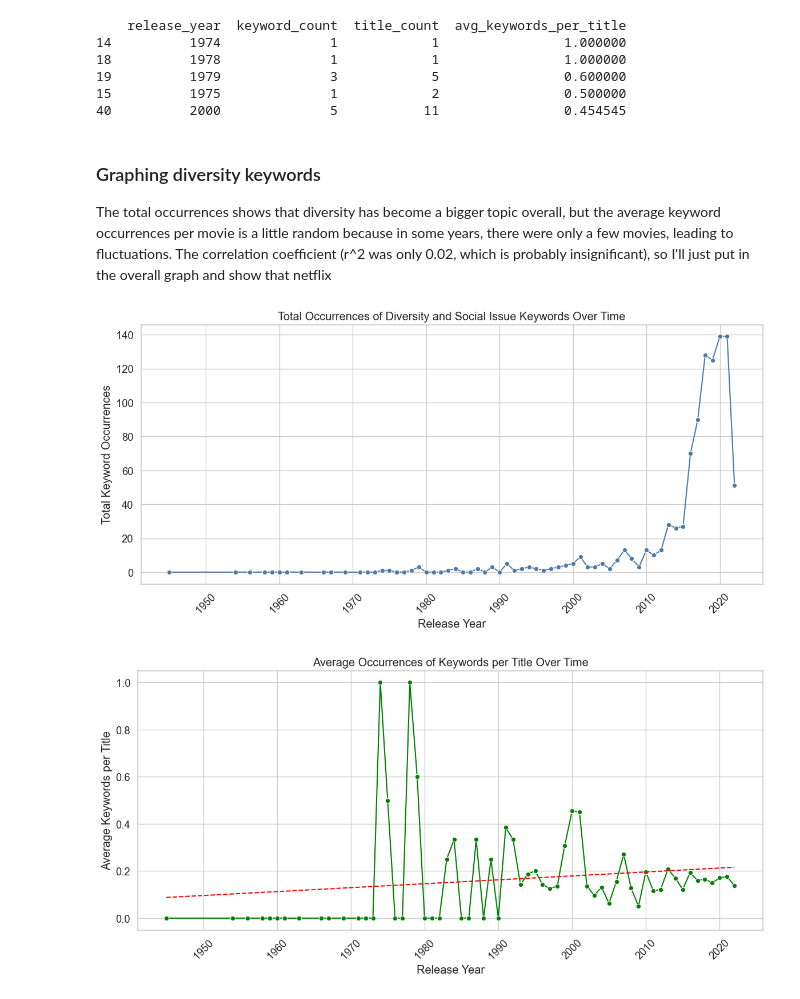
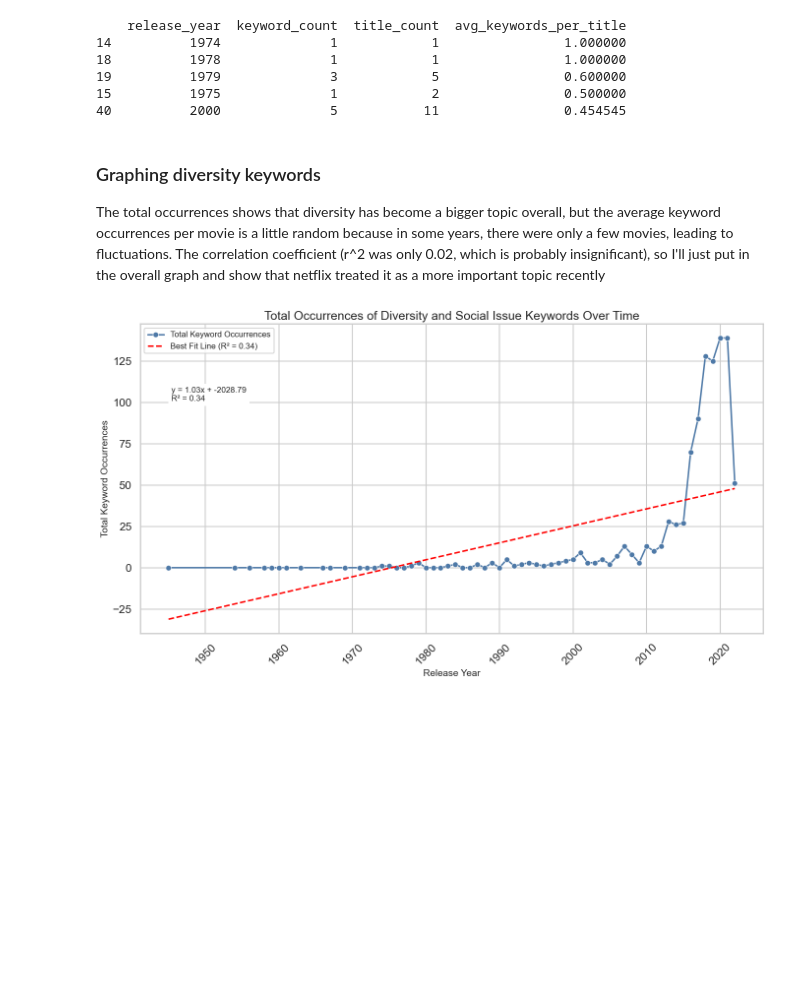
Before and after one commit to cparthiv/RHS-TSA-Data-Science-Qualifier-2024, a Jupyter notebook: main.ipynb, the cells around one changed output. Saved outputs shown, nothing was run; the diff lists cells and outputs as text; code cells hidden in the pictures; blank space fills up the shorter version.

Commit message:
make graphs better

```diff
--- a/main.ipynb
+++ b/main.ipynb
@@ -282,37 +282,32 @@ print(keyword_trends.sort_values(by='avg_keywords_per_title', ascending=False).h
 # %% [markdown]
 ### Graphing diversity keywords
 The total occurrences shows that diversity has become a bigger topic overall, but the average keyword occurrences per movie is a little random because in some years, there were only a few movies, leading to fluctuations.
-The correlation coefficient (r^2 was only 0.02, which is probably insignificant), so I'll just put in the overall graph and show that netflix
+The correlation coefficient (r^2 was only 0.02, which is probably insignificant), so I'll just put in the overall graph and show that netflix treated it as a more important topic recently
-# %%
-from scipy.stats import linregress
-plt.rcParams['text.usetex'] = False
-
-sns.set_style('whitegrid')
-plt.figure(figsize=(12, 6))
-sns.lineplot(data=keyword_trends, x='release_year', y='keyword_count', marker='o')
-plt.title('Total Occurrences of Diversity and Social Issue Keywords Over Time')
-plt.xlabel('Release Year')
-plt.ylabel('Total Keyword Occurrences')
-plt.xticks(rotation=45)
-plt.tight_layout()
-plt.show()
-
-# Plotting average keywords per title
-plt.figure(figsize=(12, 6))
-sns.lineplot(data=keyword_trends, x='release_year', y='avg_keywords_per_title', marker='o', color='green')
-
-# Best fit
-slope, intercept, r_value, p_value, std_err = linregress(keyword_trends['release_year'], keyword_trends['avg_keywords_per_title'])
-x_vals = keyword_trends['release_year']
-y_vals = intercept + slope * x_vals
-plt.plot(x_vals, y_vals, color='red', linestyle='--', label=f'Best Fit Line (R^2 = {r_value**2:.2f})')
-
-plt.title('Average Occurrences of Keywords per Title Over Time')
-plt.xlabel('Release Year')
-plt.ylabel('Average Keywords per Title')
-plt.xticks(rotation=45)
-plt.tight_layout()
-plt.show()
-# %% [output]
-[figure, removed]
-[figure, removed]
+# %%
+sns.set_style('whitegrid')
+sns.set_context('talk')
+
+plt.figure(figsize=(14, 8))
+
+sns.lineplot(data=keyword_trends, x='release_year', y='keyword_count', marker='o', markersize=8, label='Total Keyword Occurrences')
+
+# Linear regression
+slope, intercept, r_value, p_value, std_err = linregress(keyword_trends['release_year'], keyword_trends['keyword_count'])
+x_vals = np.array(keyword_trends['release_year'])
+y_vals = intercept + slope * x_vals
+plt.plot(x_vals, y_vals, color='red', linestyle='--', label=f'Best Fit Line (R² = {r_value**2:.2f})')
+
+# Annotation
+equation_text = f'y = {slope:.2f}x + {intercept:.2f}\nR² = {r_value**2:.2f}'
+plt.annotate(equation_text, xy=(0.05, 0.75), xycoords='axes fraction', fontsize=12, backgroundcolor='white')
+
+# Customize plot
+plt.title('Total Occurrences of Diversity and Social Issue Keywords Over Time', fontsize=18)
+plt.xlabel('Release Year', fontsize=14)
+plt.ylabel('Total Keyword Occurrences', fontsize=14)
+plt.xticks(rotation=45)
+plt.legend(fontsize=12)
+plt.tight_layout()
+plt.show()
+# %% [output]
+[figure, added]
```
Also changed, not shown: parts of 1 cell of this notebook.
